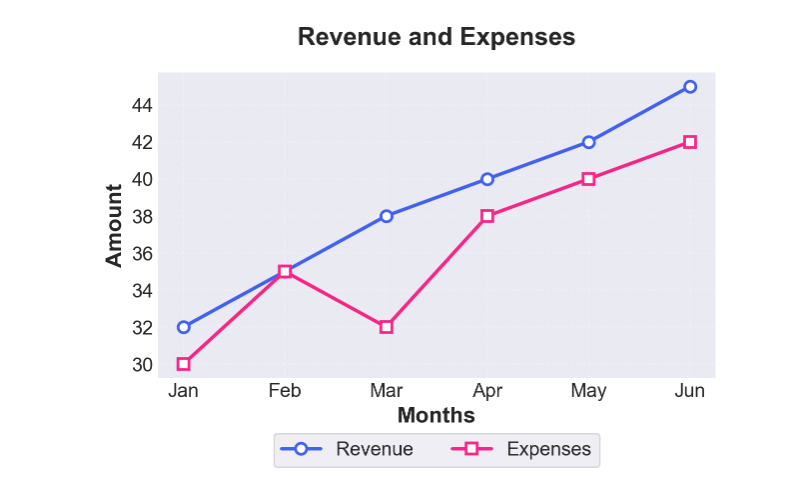
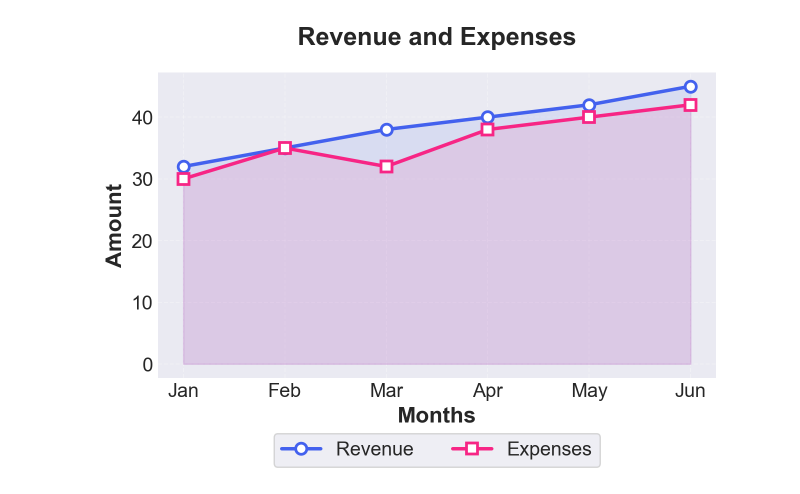
Before and after one commit to FrankLeeeee/My-Plot, a Jupyter notebook: examples/line_plot.ipynb, the cells around one changed output. Cells and saved outputs as stored; diff of their text form; code cells hidden in the pictures.

```diff
--- a/examples/line_plot.ipynb
+++ b/examples/line_plot.ipynb
@@ -13,10 +13,17 @@ class LinePlotData:
     y: List[float]
     name: str
 # %%
-def generate_line_plot(data_list: List[LinePlotData], x_label: str, y_label: str, title: str, x_ticks: List[str], show_legend: bool = True, show_grid: bool = True, num_legend_cols: int = 2):
-    # --- Modern Line Plot ---
-    x = np.arange(len(months))
-
+def generate_line_plot(
+    data_list: List[LinePlotData],
+    x_label: str,
+    y_label: str,
+    title: str,
+    x_ticks: Tuple[List[int], List[str]],
+    show_legend: bool = True,
+    show_grid: bool = True,
+    num_legend_cols: int = 2,
+    show_area_under_curve: bool = False,
+    ):
     for idx, line_data in enumerate(data_list):
         plt.plot(
                 line_data.x,
@@ -31,45 +38,49 @@ def generate_line_plot(data_list: List[LinePlotData], x_label: str, y_label: str
                 markeredgecolor=common.COLORS[idx]
                 )
 
+        if show_area_under_curve:
+            plt.fill_between(line_data.x, line_data.y, alpha=0.1, color=common.COLORS[idx])
+
     plt.xlabel(x_label, fontsize=common.LABEL_FONT_SIZE, fontweight='bold')
     plt.ylabel(y_label, fontsize=common.LABEL_FONT_SIZE, fontweight='bold')
     plt.title(title, fontsize=common.TITLE_SIZE, fontweight='bold', pad=20)
+    plt.xticks(fontsize=common.X_TICK_FONT_SIZE)
+    plt.yticks(fontsize=common.Y_TICK_FONT_SIZE)
 
     if x_ticks:
-        plt.xticks(x, x_ticks, fontsize=common.X_TICK_FONT_SIZE)
-        plt.yticks(fontsize=common.Y_TICK_FONT_SIZE)
+        plt.xticks(x_ticks[0], x_ticks[1], fontsize=common.X_TICK_FONT_SIZE)
 
     if show_legend:
         # put legend below the plot
         plt.legend(frameon=True, fontsize=common.LEGEND_FONT_SIZE, loc='upper center', bbox_to_anchor=(0.5, -0.15), ncol=num_legend_cols)
 
     if show_grid:
         plt.grid(True, alpha=0.3, linestyle='--')
 
     plt.tight_layout()
 
-
-#     plt.set_facecolor('#ffffff')
-#     plt.spines['top'].set_visible(False)
-#     plt.spines['right'].set_visible(False)
 
 # Generate sample data
 months = ['Jan', 'Feb', 'Mar', 'Apr', 'May', 'Jun']
 data_list = [
         LinePlotData(x=[0, 1, 2, 3, 4, 5], y=[32, 35, 38, 40, 42, 45], name='Revenue'),
         LinePlotData(x=[0, 1, 2, 3, 4, 5], y=[30, 35, 32, 38, 40, 42], name='Expenses'),
 ]
 
 
 generate_line_plot(
         data_list=data_list,
         x_label='Months',
         y_label='Amount',
         title='Revenue and Expenses',
-        x_ticks=months,
+        x_ticks=[
+            list(range(len(months))),
+            months
+        ],
         show_legend=True,
-        show_grid=True
+        show_grid=True,
+        show_area_under_curve=True
 )
 plt.show()
 # %% [output]
-[figure, old version]
+[figure, new version]
```
Also changed, not shown: parts of 1 cell of this notebook, 2 other files.
